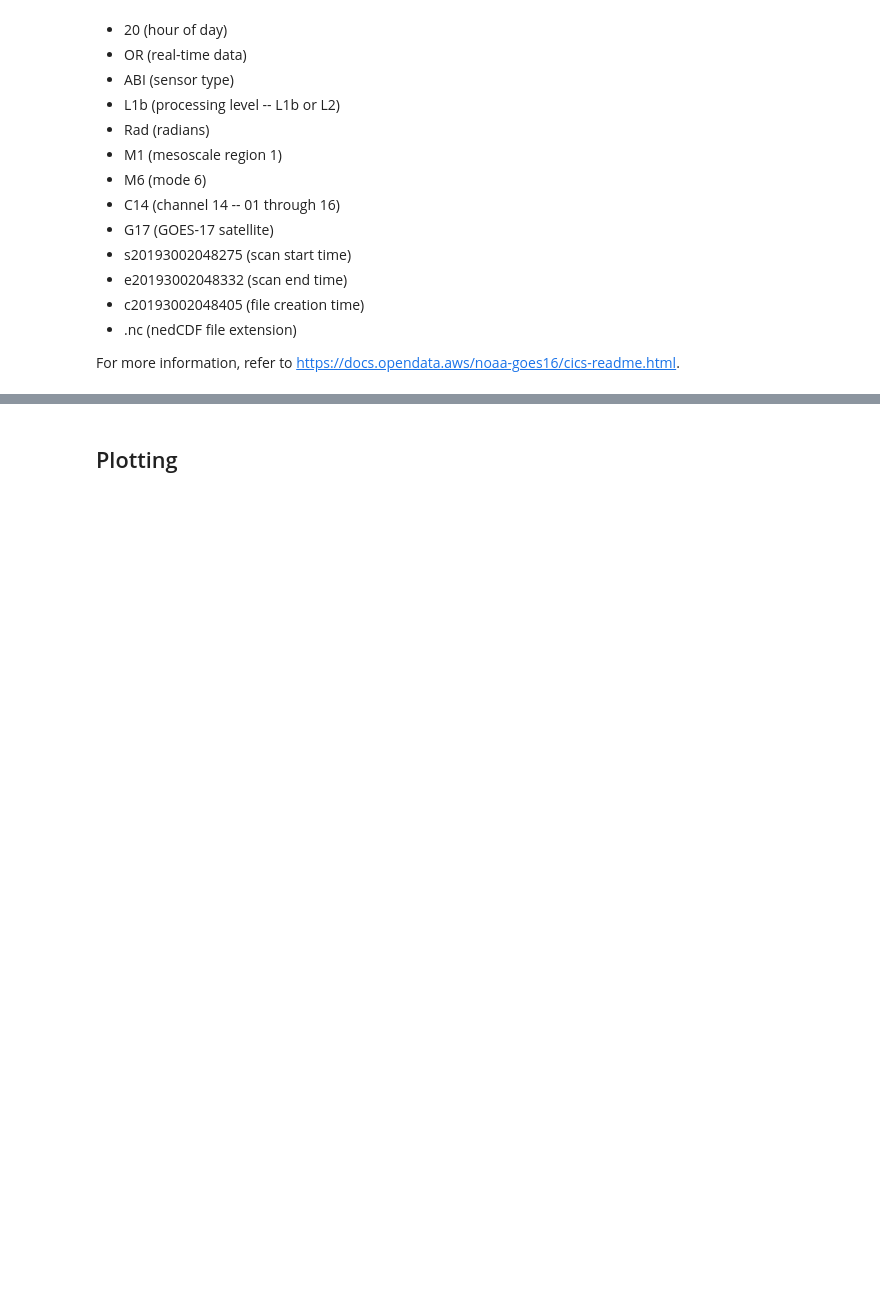
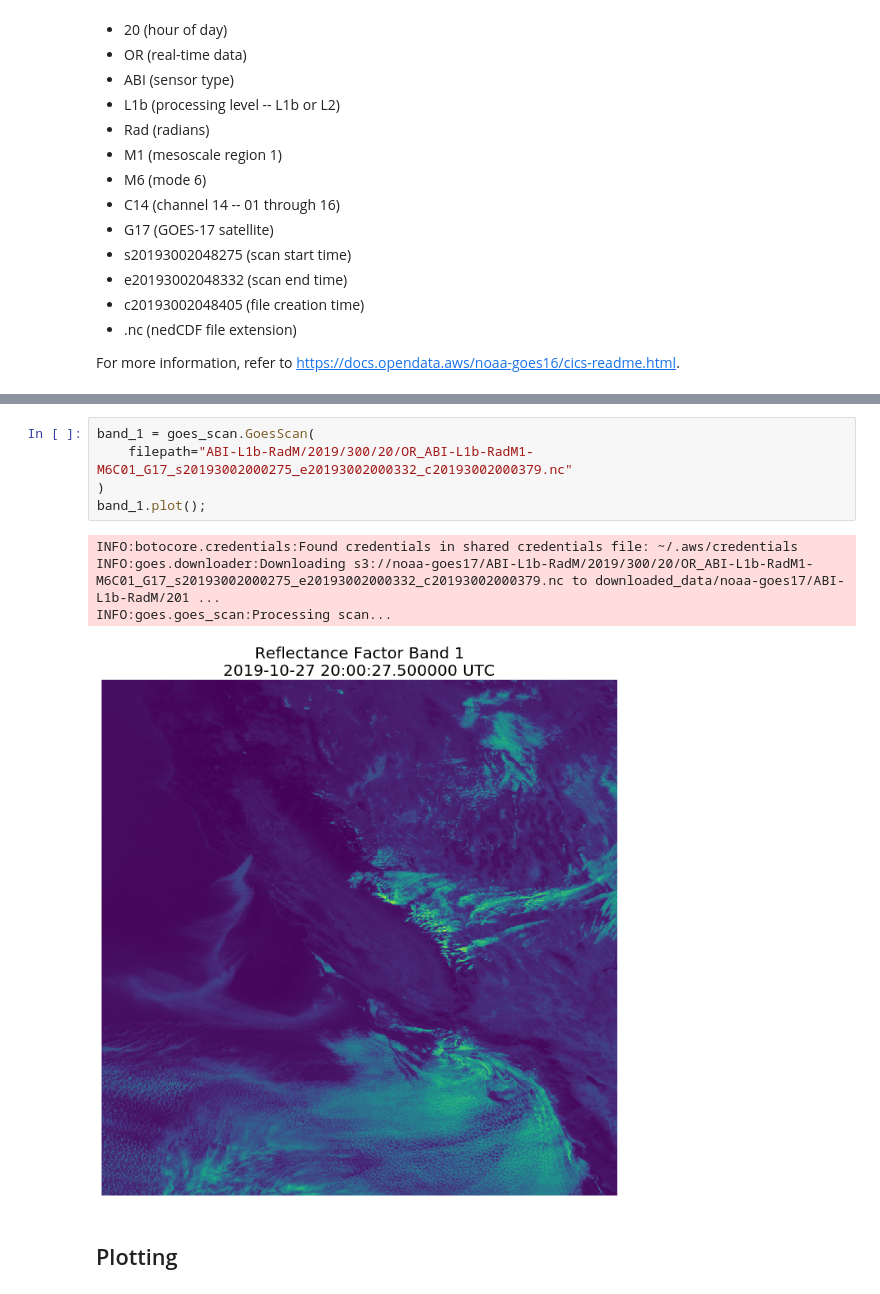
Before and after one commit to Ferrumofomega/goes, a Jupyter notebook: examples/noaa_goes_17.ipynb, the cells around one changed output, grey strips where cells are left out. Saved outputs shown, nothing was run; the diff lists cells and outputs as text; blank space fills up the shorter version.

```diff
--- a/examples/noaa_goes_17.ipynb
+++ b/examples/noaa_goes_17.ipynb
@@ -145,2 +68,12 @@ def download_scan(s3_object):
+# %%
+band_1 = goes_scan.GoesScan(
+    filepath="ABI-L1b-RadM/2019/300/20/OR_ABI-L1b-RadM1-M6C01_G17_s20193002000275_e20193002000332_c20193002000379.nc"
+)
+band_1.plot();
+# %% [output]
+INFO:botocore.credentials:Found credentials in shared credentials file: ~/.aws/credentials
+INFO:goes.downloader:Downloading s3://noaa-goes17/ABI-L1b-RadM/2019/300/20/OR_ABI-L1b-RadM1-M6C01_G17_s20193002000275_e20193002000332_c20193002000379.nc to downloaded_data/noaa-goes17/ABI-L1b-RadM/201 ...
+INFO:goes.goes_scan:Processing scan...
+[figure, added]
 # %% [markdown]
 ## Plotting
```
Also changed, not shown: parts of 7 cells of this notebook, 7 other files.
